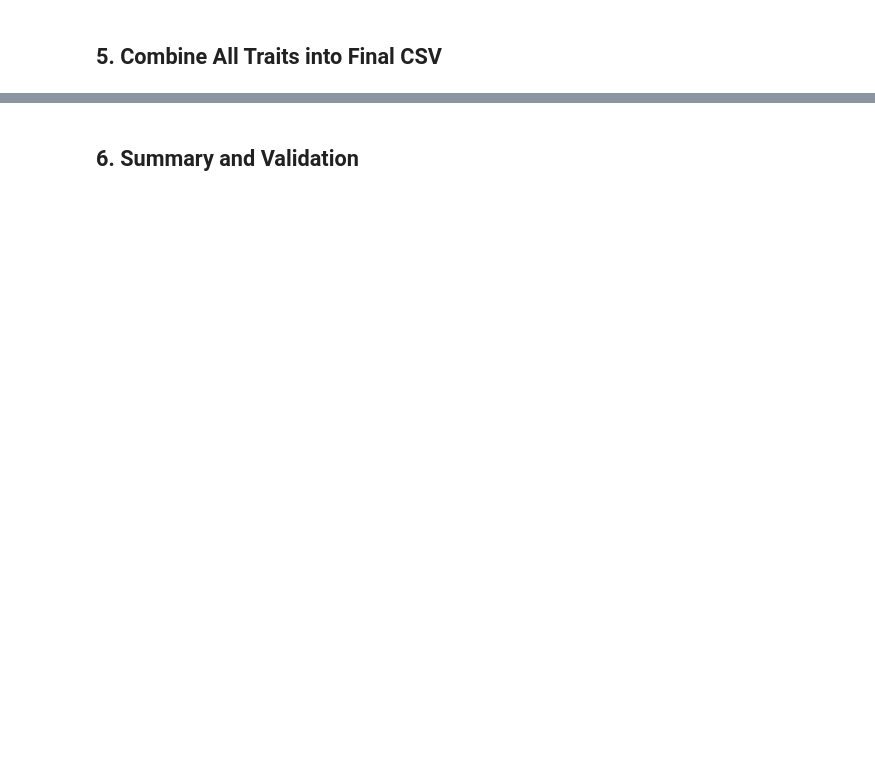
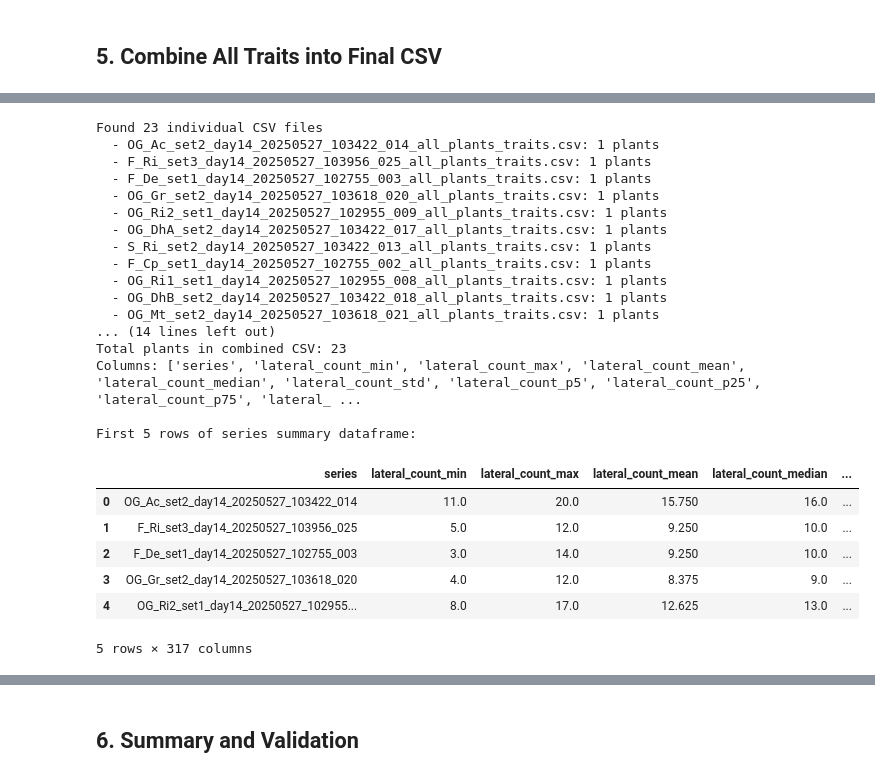
Before and after one commit to talmolab/sleap-vizmo, a Jupyter notebook: sleap_roots_processing.ipynb, the cells around one changed output, grey strips where cells are left out. Drawn from its saved outputs; the diff is of its cells as text; code cells hidden in the pictures; blank space fills up the shorter version.

```diff
--- a/sleap_roots_processing.ipynb
+++ b/sleap_roots_processing.ipynb
@@ -325,25 +318,2 @@ except Exception as e:
 # %% [markdown]
 ## 5. Combine All Traits into Final CSV
-# %%
-# Check if we have traits data
-if 'all_traits_df' in locals() and len(all_traits_df) > 0:
-    # Save the final CSV with all plants and their traits
-    timestamp = datetime.now().strftime("%Y%m%d_%H%M%S_%f")
-    final_csv_path = output_dir / f"all_plants_traits_{timestamp}.csv"
-    all_traits_df.to_csv(final_csv_path, index=False)
-
-    print(f"\n✅ Final CSV saved: {final_csv_path}")
-    print(f"Total plants processed: {len(all_traits_df)}")
-    print(f"\nColumns in final CSV:")
-    for col in all_traits_df.columns:
-        print(f"  - {col}")
-
-    # Display first few rows
-    print("\nFirst 5 rows of the final DataFrame:")
-    display(all_traits_df.head())
-else:
-    print("\n⚠️ No traits were computed successfully")
-    print("Check that:")
-    print("  1. The expected count CSV was created correctly")
-    print("  2. The series have valid primary root instances")
-    print("  3. The MultipleDicotPipeline can process the data")
@@ -349,0 +342,45 @@ else:
+# %%
+# Combine all individual CSV files using the utility function
+# This creates a single CSV with summary statistics for all series
+series_summary_df = combine_trait_csvs(output_dir, timestamp=timestamp)
+
+if series_summary_df is not None:
+    # Display first few rows
+    print("\nFirst 5 rows of series summary dataframe:")
+    display(series_summary_df.head())
+
+    # Check unique series
+    print(f"\nUnique series in data: {series_summary_df['series_name'].nunique()}")
+    print(f"Summary statistics per series (each row = 1 series):")
+    print(series_summary_df['series_name'].value_counts().sort_index())
+
+    # Note: This dataframe contains SUMMARY STATISTICS (min/max/mean/etc)
+    # for each series, not individual plant measurements
+    print("\nNote: Each row represents summary statistics for one series (multiple plants)")
+else:
+    print("No series summary data available")
+# %% [output]
+Found 23 individual CSV files
+  - OG_Ac_set2_day14_20250527_103422_014_all_plants_traits.csv: 1 plants
+  - F_Ri_set3_day14_20250527_103956_025_all_plants_traits.csv: 1 plants
+  - F_De_set1_day14_20250527_102755_003_all_plants_traits.csv: 1 plants
+  - OG_Gr_set2_day14_20250527_103618_020_all_plants_traits.csv: 1 plants
+  - OG_Ri2_set1_day14_20250527_102955_009_all_plants_traits.csv: 1 plants
+  - OG_DhA_set2_day14_20250527_103422_017_all_plants_traits.csv: 1 plants
+  - S_Ri_set2_day14_20250527_103422_013_all_plants_traits.csv: 1 plants
+  - F_Cp_set1_day14_20250527_102755_002_all_plants_traits.csv: 1 plants
+  - OG_Ri1_set1_day14_20250527_102955_008_all_plants_traits.csv: 1 plants
+  - OG_DhB_set2_day14_20250527_103422_018_all_plants_traits.csv: 1 plants
+  - OG_Mt_set2_day14_20250527_103618_021_all_plants_traits.csv: 1 plants
+... (14 lines left out)
+Total plants in combined CSV: 23
+Columns: ['series', 'lateral_count_min', 'lateral_count_max', 'lateral_count_mean', 'lateral_count_median', 'lateral_count_std', 'lateral_count_p5', 'lateral_count_p25', 'lateral_count_p75', 'lateral_ ...
+
+First 5 rows of series summary dataframe:
+|  | series | lateral_count_min | lateral_count_max | lateral_count_mean | lateral_count_median | ... |
+| 0 | OG_Ac_set2_day14_20250527_103422_014 | 11.0 | 20.0 | 15.750 | 16.0 | ... |
+| 1 | F_Ri_set3_day14_20250527_103956_025 | 5.0 | 12.0 | 9.250 | 10.0 | ... |
+| 2 | F_De_set1_day14_20250527_102755_003 | 3.0 | 14.0 | 9.250 | 10.0 | ... |
+| 3 | OG_Gr_set2_day14_20250527_103618_020 | 4.0 | 12.0 | 8.375 | 9.0 | ... |
+| 4 | OG_Ri2_set1_day14_20250527_102955... | 8.0 | 17.0 | 12.625 | 13.0 | ... |
+5 rows × 317 columns
```
Also changed, not shown: parts of 21 cells of this notebook.
